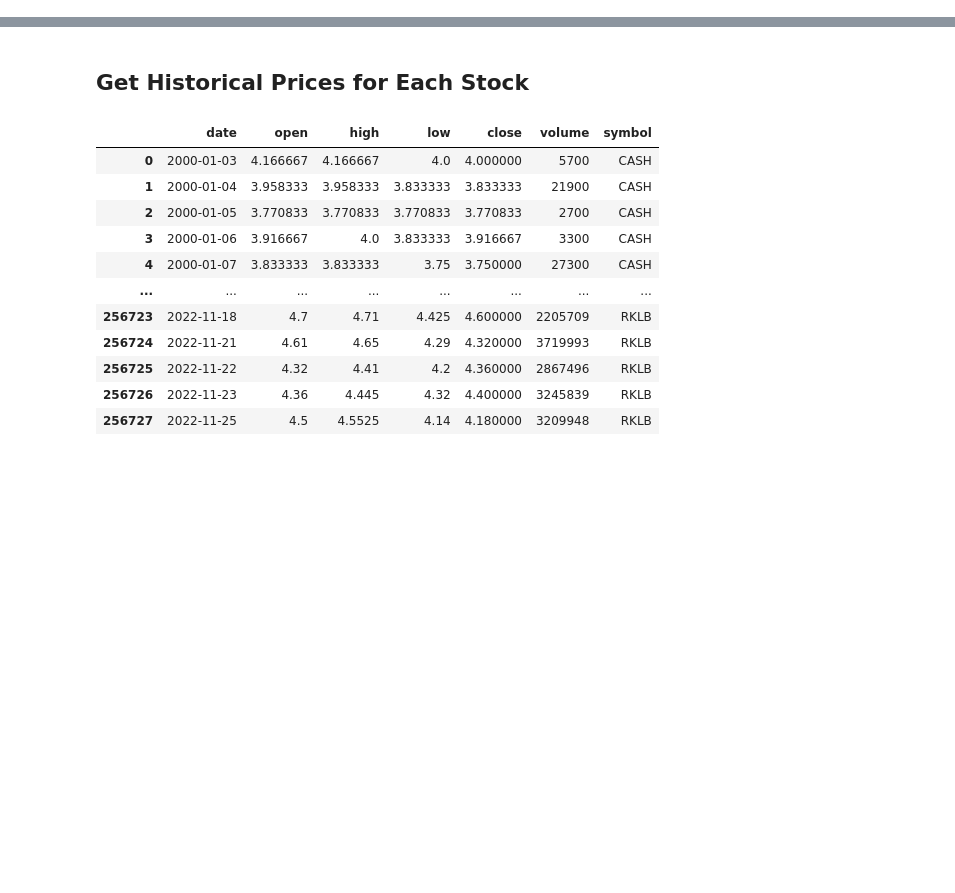
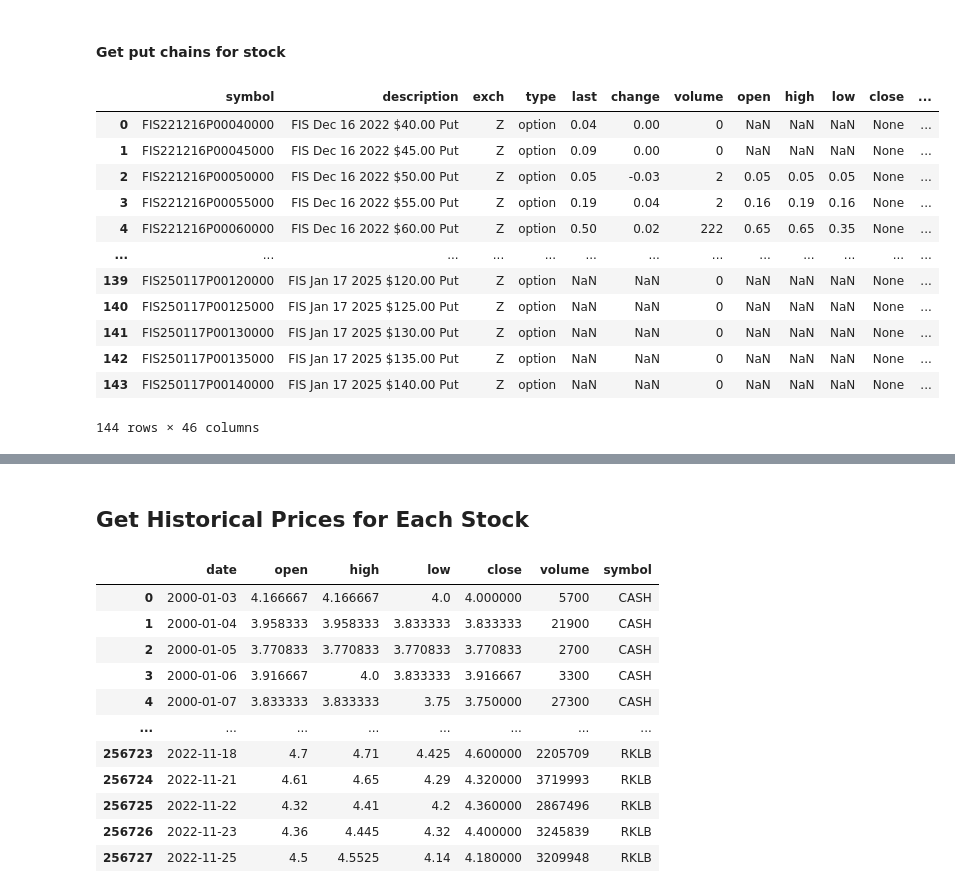
Before and after one commit to RLE-Analytics/iron_financial, a Jupyter notebook: options_strategy/Long Puts OTM Strategy Eval.ipynb, the cells around one changed output, grey strips where cells are left out. Saved outputs shown, nothing was run; the diff lists cells and outputs as text; code cells hidden in the pictures; blank space fills up the shorter version.

Commit message:
working through one stock

```diff
--- a/options_strategy/Long Puts OTM Strategy Eval.ipynb
+++ b/options_strategy/Long Puts OTM Strategy Eval.ipynb
@@ -24,0 +46,4 @@ pd.set_option('display.max_columns', None)
+# %%
+config = pd.read_csv('../tradier_exploration/sandbox.config')
+token = config.prod_token[0]
+symbol = this_stock['symbol'].item()
@@ -24,0 +85,13 @@ pd.set_option('display.max_columns', None)
+# %%
+path = '/v1/markets/options/expirations'
+
+response = requests.get(f'{endpoint}{path}',
+    params = {'symbol': f'{symbol}',
+              'includeAllRoots': 'true'},
+    headers = {'Authorization': f'Bearer {token}',
+               'Accept': 'application/json'}
+)
+
+option_dates = pd.DataFrame({'exp_dates': response.json()['expirations']['date'],
+                             'symbol': symbol})
+option_dates
@@ -24,0 +106,39 @@ pd.set_option('display.max_columns', None)
+# %% [markdown]
+#### Get put chains for stock
+# %%
+path = '/v1/markets/options/chains'
+
+all_puts = pd.DataFrame()
+
+for date in option_dates['exp_dates']:
+    response = requests.get(f'{endpoint}{path}',
+        params = {'symbol': f'{symbol}',
+                  'expiration': f'{date}',
+                  'greeks': 'true'},
+        headers = {'Authorization': f'Bearer {token}',
+                   'Accept': 'application/json'}
+    )
+
+    json_response = response.json()
+
+    tmp = pd.json_normalize(json_response['options']['option'])
+    tmp = tmp.loc[tmp['option_type'] == 'put']
+
+    all_puts = pd.concat([all_puts, tmp], axis = 0, ignore_index = True)
+
+all_puts['strike_minus_last'] = all_puts['strike'] - all_puts['ask']
+all_puts
+# %% [output]
+|  | symbol | description | exch | type | last | change | volume | open | high | low | close | ... |
+| 0 | FIS221216P00040000 | FIS Dec 16 2022 $40.00 Put | Z | option | 0.04 | 0.00 | 0 | NaN | NaN | NaN | None | ... |
+| 1 | FIS221216P00045000 | FIS Dec 16 2022 $45.00 Put | Z | option | 0.09 | 0.00 | 0 | NaN | NaN | NaN | None | ... |
+| 2 | FIS221216P00050000 | FIS Dec 16 2022 $50.00 Put | Z | option | 0.05 | -0.03 | 2 | 0.05 | 0.05 | 0.05 | None | ... |
+| 3 | FIS221216P00055000 | FIS Dec 16 2022 $55.00 Put | Z | option | 0.19 | 0.04 | 2 | 0.16 | 0.19 | 0.16 | None | ... |
+| 4 | FIS221216P00060000 | FIS Dec 16 2022 $60.00 Put | Z | option | 0.50 | 0.02 | 222 | 0.65 | 0.65 | 0.35 | None | ... |
+| ... | ... | ... | ... | ... | ... | ... | ... | ... | ... | ... | ... | ... |
+| 139 | FIS250117P00120000 | FIS Jan 17 2025 $120.00 Put | Z | option | NaN | NaN | 0 | NaN | NaN | NaN | None | ... |
+| 140 | FIS250117P00125000 | FIS Jan 17 2025 $125.00 Put | Z | option | NaN | NaN | 0 | NaN | NaN | NaN | None | ... |
+| 141 | FIS250117P00130000 | FIS Jan 17 2025 $130.00 Put | Z | option | NaN | NaN | 0 | NaN | NaN | NaN | None | ... |
+| 142 | FIS250117P00135000 | FIS Jan 17 2025 $135.00 Put | Z | option | NaN | NaN | 0 | NaN | NaN | NaN | None | ... |
+| 143 | FIS250117P00140000 | FIS Jan 17 2025 $140.00 Put | Z | option | NaN | NaN | 0 | NaN | NaN | NaN | None | ... |
+144 rows × 46 columns
```
Also changed, not shown: parts of 16 cells of this notebook.
